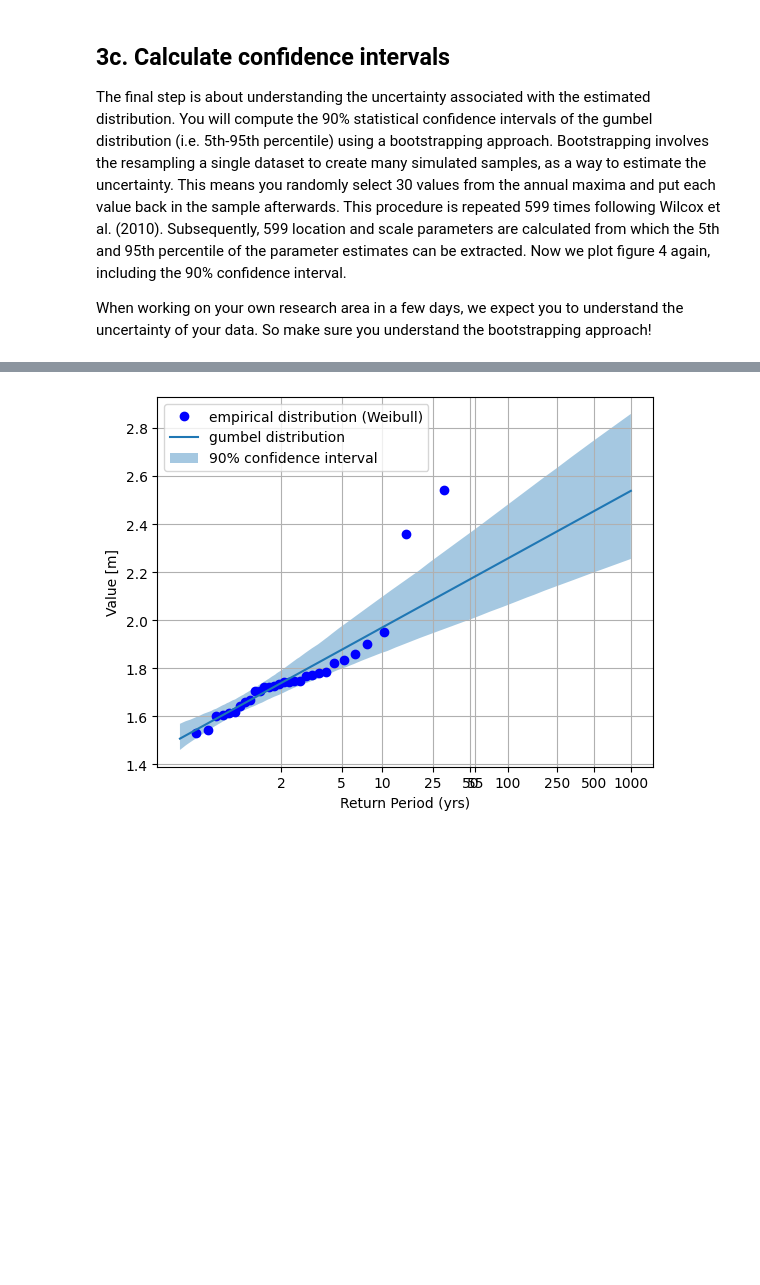
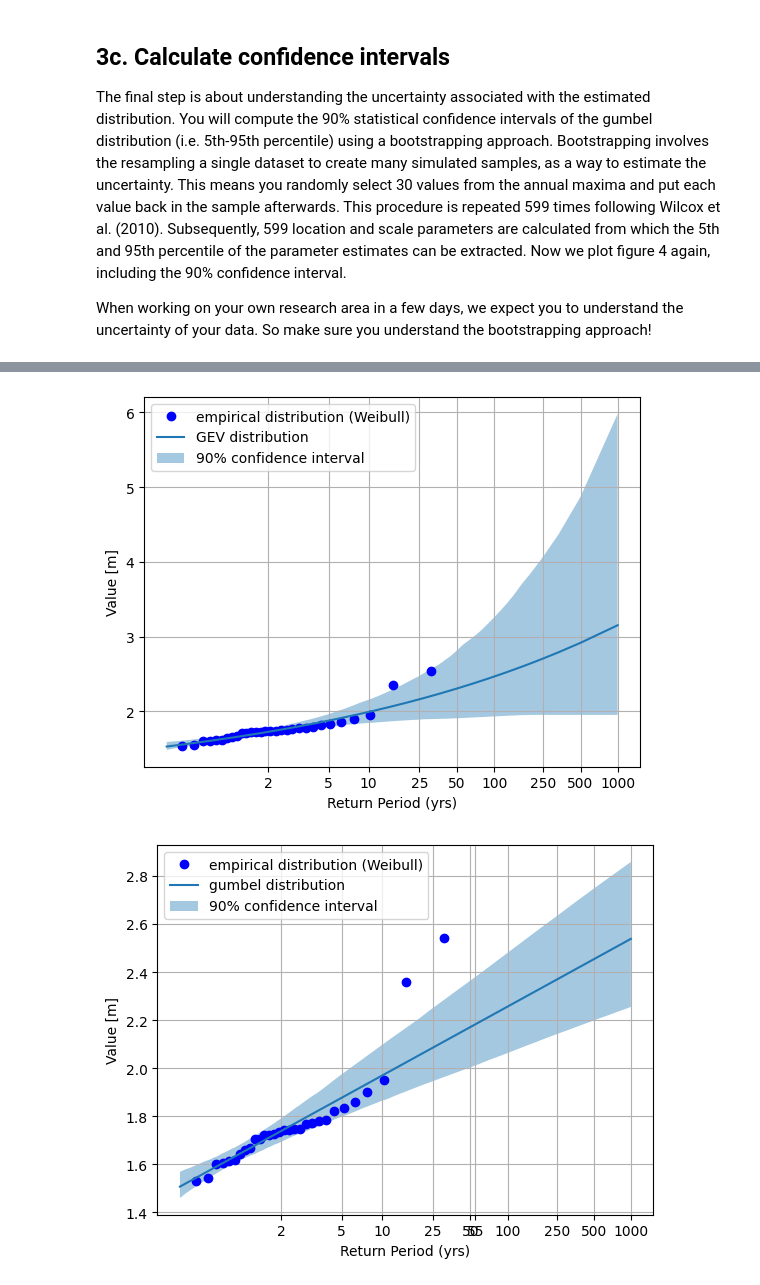
Before and after one commit to sd-59/Assignment_2_Coastal_flood_hazard_assessment-, a Jupyter notebook: notebooks/02_frequency_analysis_Fort_Pulaski.ipynb, the cells around one changed output, grey strips where cells are left out. Cells and saved outputs as stored; diff of their text form; code cells hidden in the pictures; blank space fills up the shorter version.

```diff
--- a/notebooks/02_frequency_analysis_Fort_Pulaski.ipynb
+++ b/notebooks/02_frequency_analysis_Fort_Pulaski.ipynb
@@ -438,3 +466,19 @@ water_levels95 =  np.percentile(water_levels, 95, axis = 0)
+# %%
+# plot Figure 4 again, now with the 90% confidence interval
+plt.figure()
+plt.plot(-np.log(-np.log(emp_cum_prob)),rel_sl_annmax, 'ob',label='empirical distribution (Weibull)')
+plt.plot(gumbel_variate,sp.genextreme.ppf(cum_prob_x, shape, loc=loc, scale=sca),label='GEV distribution')
+# fill_between takes three arguments: x; y1 (5th percentile, lower bound); y2 (95th percentile, upper bound)
+# alpha makes the color transparent
+plt.fill_between(gumbel_variate,water_levels5 ,water_levels95, alpha=0.4,label='90% confidence interval')
+labels = [str(i) for i in return_periods]
+plt.legend(loc='upper left')
+plt.xticks(ticks = -np.log(-np.log(1 - 1/return_periods)), labels = labels)
+plt.grid()
+plt.xlabel('Return Period (yrs)')
+plt.ylabel('Value [m]');
+# %% [output]
+[figure, added]
 # %%
 # plot Figure 4 again, now with the 90% confidence interval
 plt.figure()
```
Also changed, not shown: parts of 8 cells of this notebook, 3 other files.
